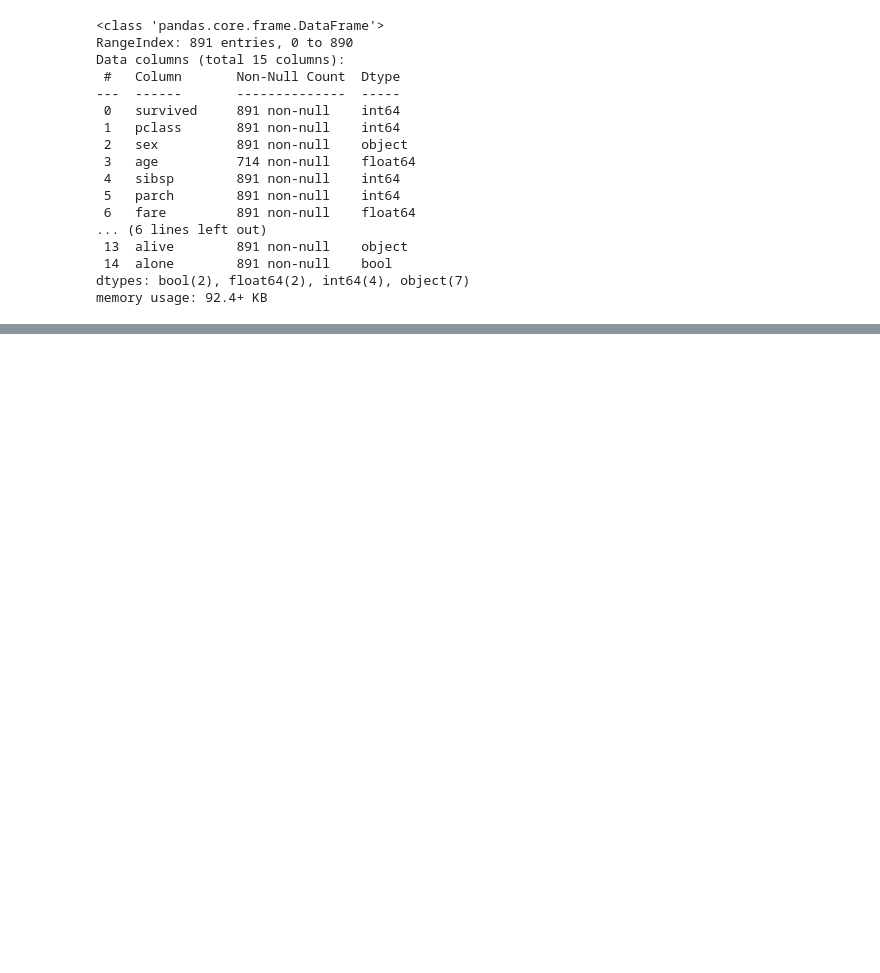
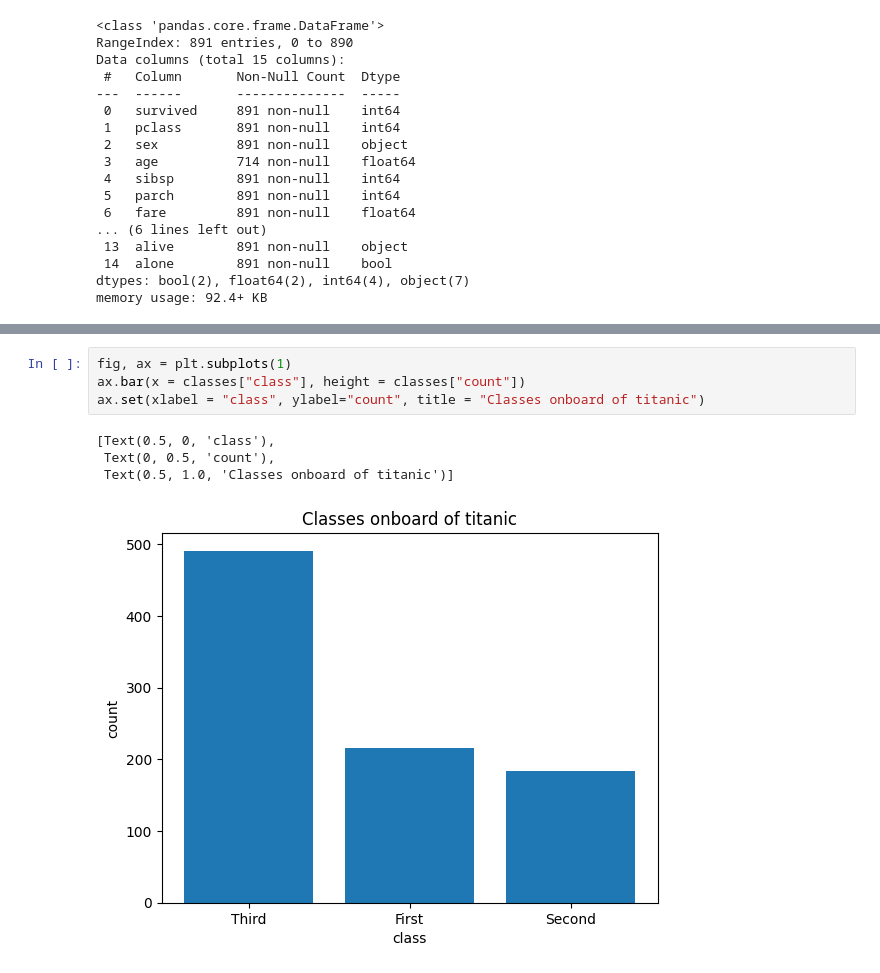
Before and after one commit to ebt35/data-platforms-eyoub-beraki-de24, a Jupyter notebook: code_alongs/plotting/plotting_basics.ipynb, the cells around one changed output, grey strips where cells are left out. Drawn from its saved outputs; the diff is of its cells as text; blank space fills up the shorter version.

```diff
--- a/code_alongs/plotting/plotting_basics.ipynb
+++ b/code_alongs/plotting/plotting_basics.ipynb
@@ -47,0 +78,9 @@ Text(0.5, 1.0, 'Histogram of ages in titanic dataset')
+# %%
+fig, ax = plt.subplots(1)
+ax.bar(x = classes["class"], height = classes["count"])
+ax.set(xlabel = "class", ylabel="count", title = "Classes onboard of titanic")
+# %% [output]
+[Text(0.5, 0, 'class'),
+ Text(0, 0.5, 'count'),
+ Text(0.5, 1.0, 'Classes onboard of titanic')]
+[figure, added]
```
Also changed, not shown: parts of 14 cells of this notebook.
